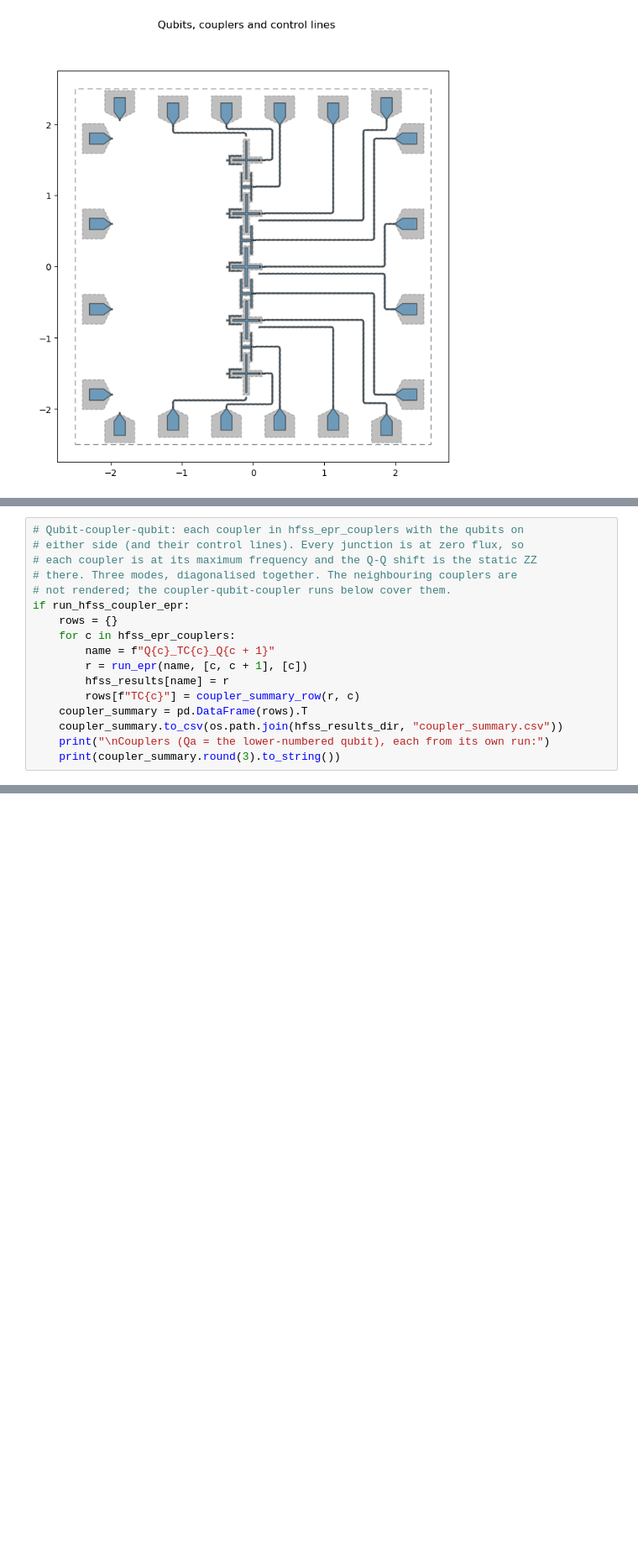
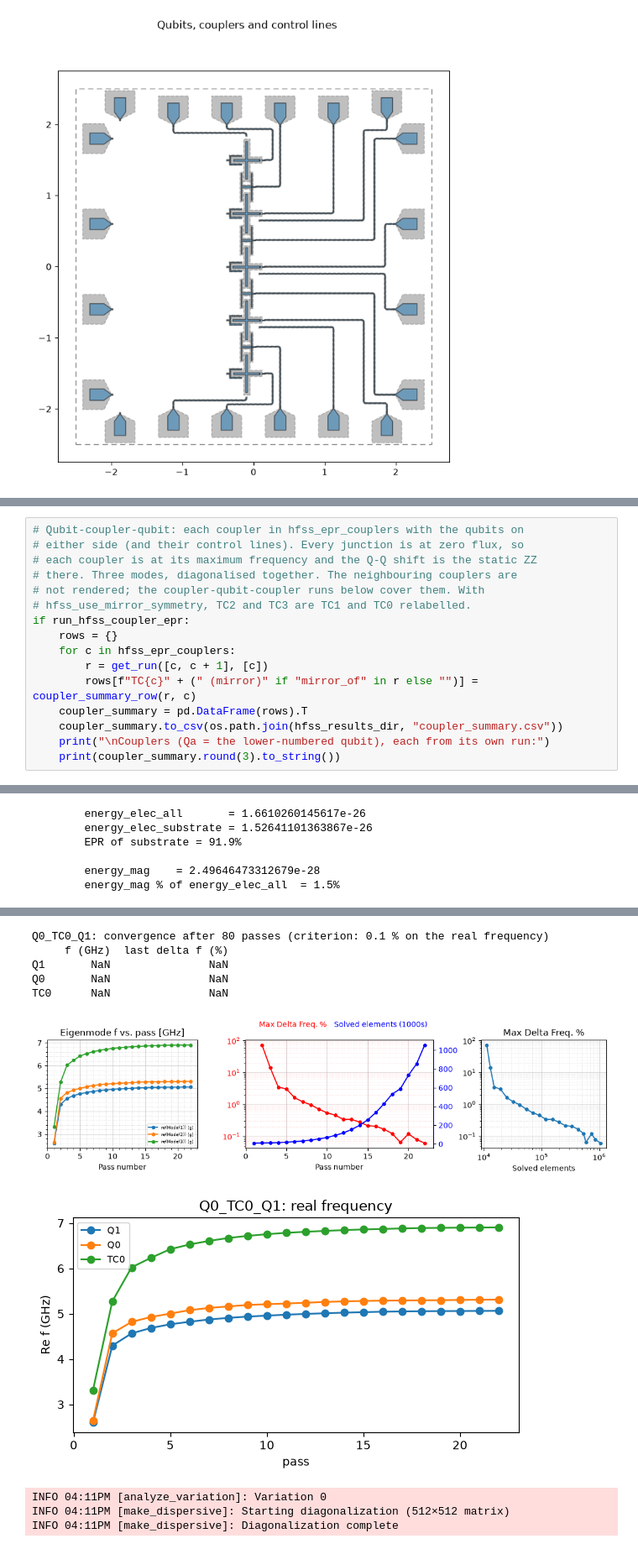
Before and after one commit to orionlee3/qiskit_metal_tests, a Jupyter notebook: five_plus_four/qubits_couplers.ipynb, the cells around one changed output, grey strips where cells are left out. Shown at 84% size. Cells and saved outputs as stored; diff of their text form; blank space fills up the shorter version.

Commit message:
adding scqubits, small simulation changes in qubits_copulers

```diff
--- a/five_plus_four/qubits_couplers.ipynb
+++ b/five_plus_four/qubits_couplers.ipynb
@@ -1132,15 +1410,15 @@ def qubit_summary_row(r, q):
 # either side (and their control lines). Every junction is at zero flux, so
 # each coupler is at its maximum frequency and the Q-Q shift is the static ZZ
 # there. Three modes, diagonalised together. The neighbouring couplers are
-# not rendered; the coupler-qubit-coupler runs below cover them.
+# not rendered; the coupler-qubit-coupler runs below cover them. With
+# hfss_use_mirror_symmetry, TC2 and TC3 are TC1 and TC0 relabelled.
 if run_hfss_coupler_epr:
     rows = {}
     for c in hfss_epr_couplers:
-        name = f"Q{c}_TC{c}_Q{c + 1}"
-        r = run_epr(name, [c, c + 1], [c])
-        hfss_results[name] = r
-        rows[f"TC{c}"] = coupler_summary_row(r, c)
+        r = get_run([c, c + 1], [c])
+        rows[f"TC{c}" + (" (mirror)" if "mirror_of" in r else "")] = coupler_summary_row(r, c)
     coupler_summary = pd.DataFrame(rows).T
     coupler_summary.to_csv(os.path.join(hfss_results_dir, "coupler_summary.csv"))
     print("\nCouplers (Qa = the lower-numbered qubit), each from its own run:")
     print(coupler_summary.round(3).to_string())
+# %% [output]
@@ -1146,0 +1441,6 @@ if run_hfss_coupler_epr:
+        energy_elec_all       = 1.6610260145617e-26
+        energy_elec_substrate = 1.52641101363867e-26
+        EPR of substrate = 91.9%
+
+        energy_mag    = 2.49646473312679e-28
+        energy_mag % of energy_elec_all  = 1.5%
@@ -1146,0 +1464,10 @@ if run_hfss_coupler_epr:
+Q0_TC0_Q1: convergence after 80 passes (criterion: 0.1 % on the real frequency)
+     f (GHz)  last delta f (%)
+Q1       NaN               NaN
+Q0       NaN               NaN
+TC0      NaN               NaN
+[figure, added]
+[figure, added]
+INFO 04:11PM [analyze_variation]: Variation 0
+INFO 04:11PM [make_dispersive]: Starting diagonalization (512×512 matrix)
+INFO 04:11PM [make_dispersive]: Diagonalization complete
```
Also changed, not shown: parts of 11 cells of this notebook, 3 other files.
